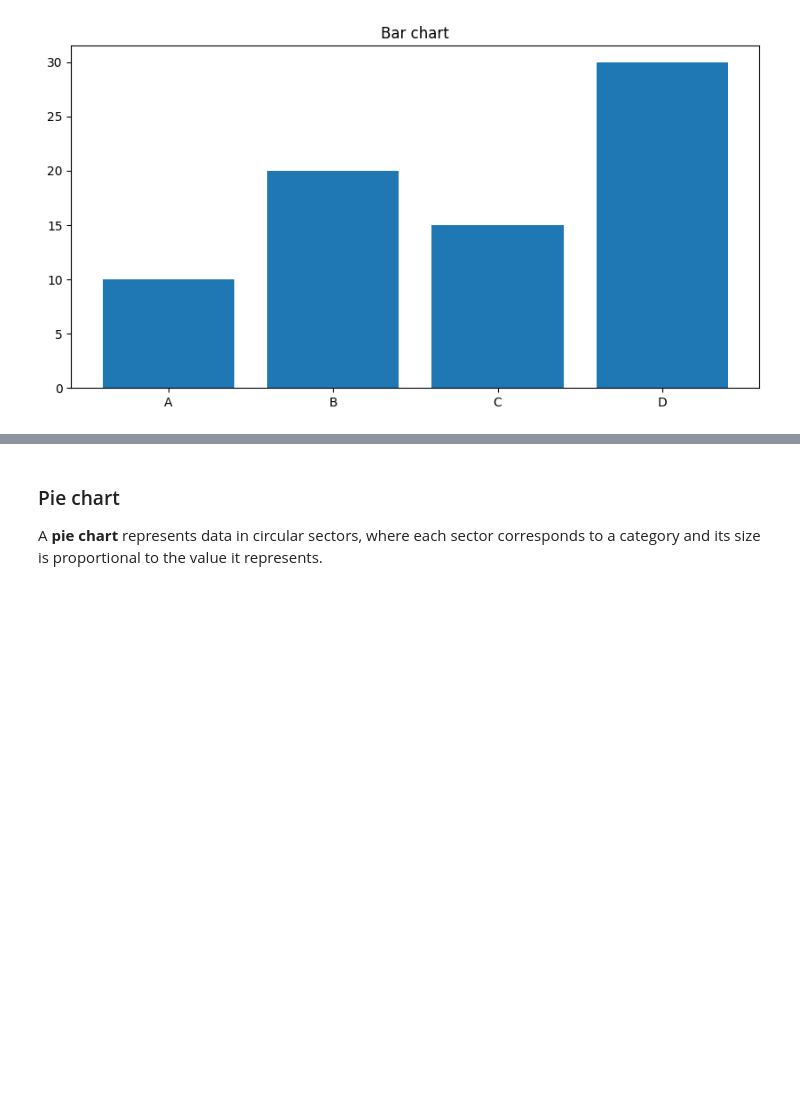
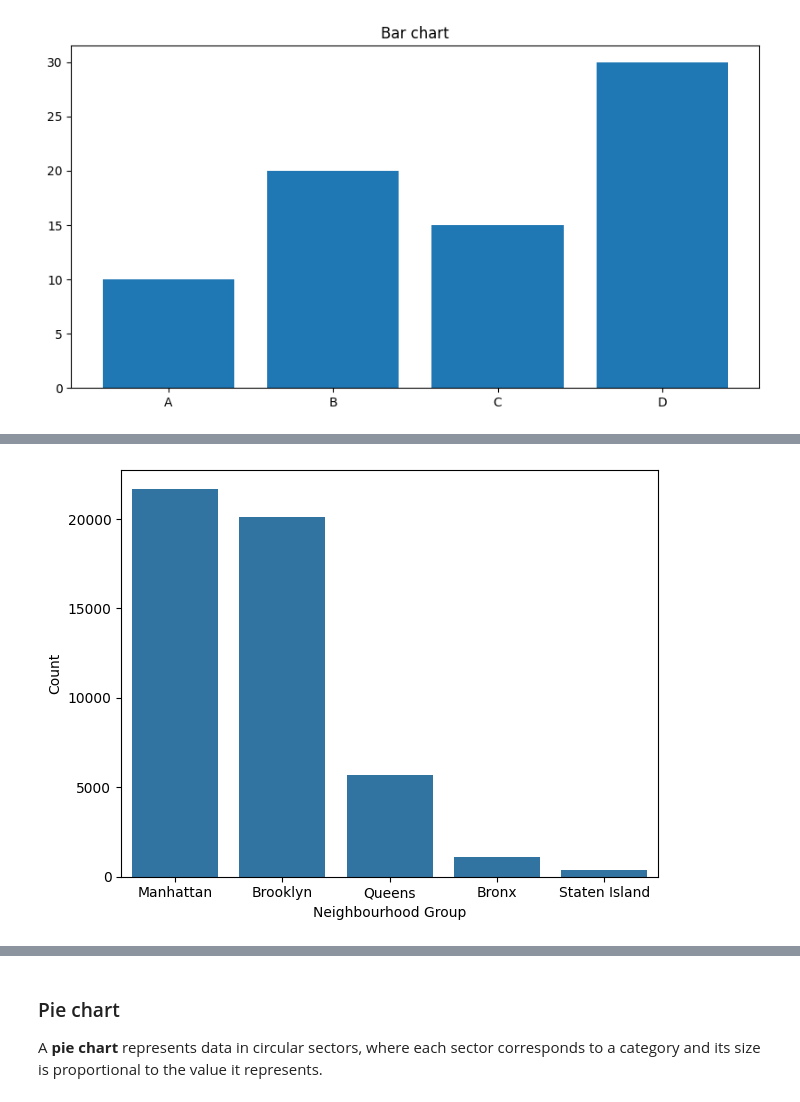
Before and after one commit to remelop03/machine-learning-prework, a Jupyter notebook: 04-matplotlib/04.1-Intro-to-Matplotlib.ipynb, the cells around one changed output, grey strips where cells are left out. Saved outputs shown, nothing was run; the diff lists cells and outputs as text; code cells hidden in the pictures; blank space fills up the shorter version.

```diff
--- a/04-matplotlib/04.1-Intro-to-Matplotlib.ipynb
+++ b/04-matplotlib/04.1-Intro-to-Matplotlib.ipynb
@@ -78,3 +135,7 @@ plt.title("Bar chart")
 plt.show()
 # %% [output]
 [figure]
+# %%
+import pandas as pd
+data = pd.read_csv("https://raw.githubusercontent.com/4GeeksAcademy/data-preprocessing-project-tutorial/main/AB_NYC_2019.csv")
+data.head()
@@ -80,0 +149,3 @@ plt.show()
+# %%
+neighbourhood_group = data['neighbourhood_group'].value_counts()
+neighbourhood_group
@@ -80,0 +160,8 @@ plt.show()
+# %%
+import seaborn as sns
+# plt.figure(figsize=(6,6))
+sns.barplot(x=neighbourhood_group.index, y=neighbourhood_group.values).set(xlabel ="Neighbourhood Group", ylabel = "Count", title =None)
+plt.tight_layout()
+plt.show()
+# %% [output]
+[figure, added]
```
Also changed, not shown: parts of 14 cells of this notebook.
